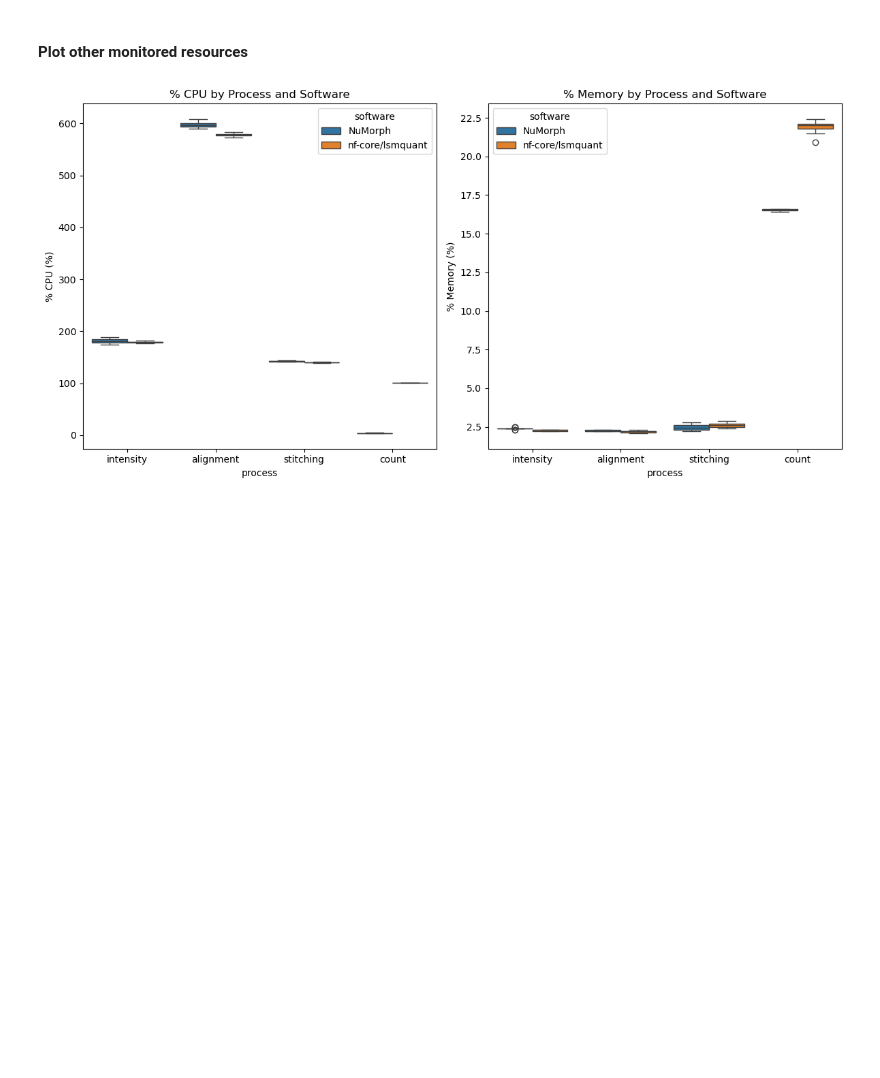
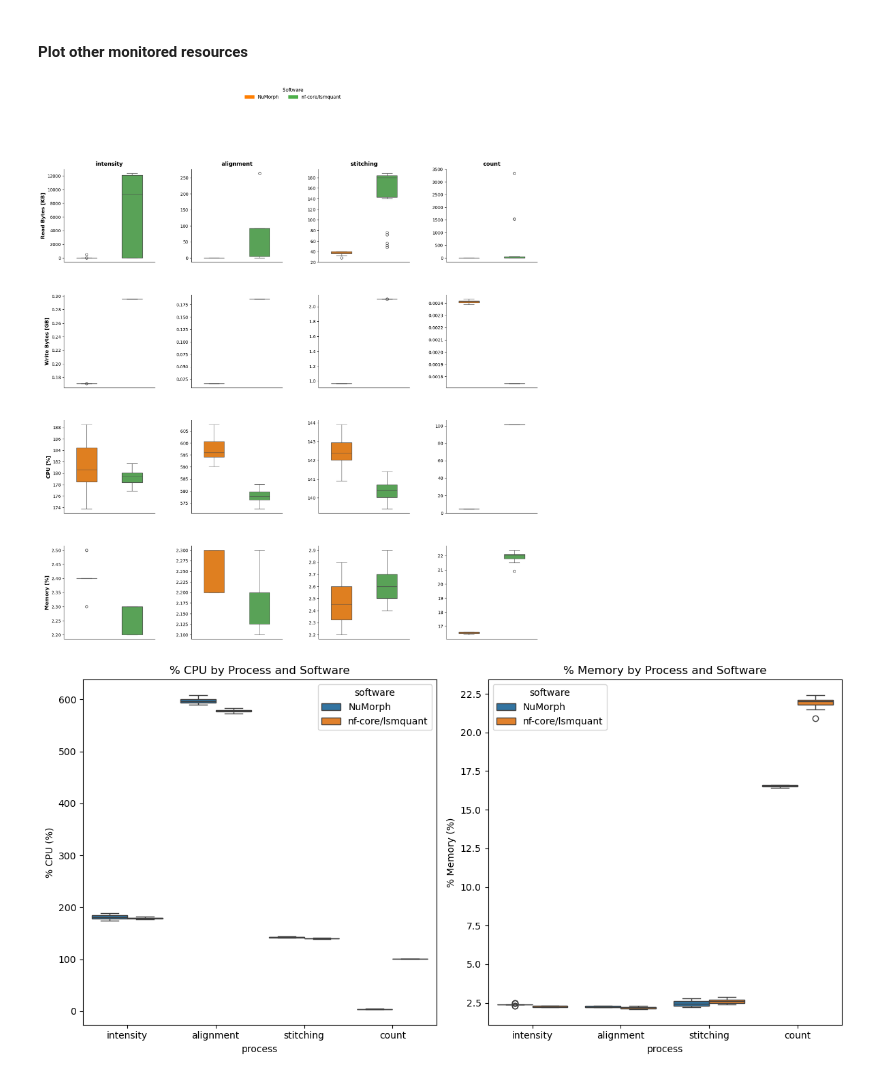
Before and after one commit to CaroAMN/rescue_orphan_code_results, a Jupyter notebook: resource_usage/scaling_results.ipynb, the cells around one changed output. Drawn from its saved outputs; the diff is of its cells as text; code cells hidden in the pictures; blank space fills up the shorter version.

Commit message:
clean up + boxplot other resource trackings

```diff
--- a/resource_usage/scaling_results.ipynb
+++ b/resource_usage/scaling_results.ipynb
@@ -742,6 +761,77 @@ plt.show()
 [figure]
 # %% [markdown]
 #### Plot other monitored resources
+# %%
+
+processes = benchmark_df['process'].unique()  # ['intensity', 'alignment', 'stitching', 'count']
+metrics = [
+    ("read_bytes",  "Read Bytes [KB]"),
+    ("write_bytes",  "Write Bytes [GB]"),
+    ("pcpu",  "CPU [%]"),
+    ("pmem",  "Memory [%]"),
+]
+
+fig, axes = plt.subplots(
+    nrows=4, ncols=4,
+    figsize=(20, 20),
+    gridspec_kw={"hspace": 0.35, "wspace": 0.4}
+)
+
+for row, (y_col, y_label) in enumerate(metrics):
+    for col, process in enumerate(processes):
+        ax = axes[row, col]
+
+        df_sub = benchmark_df[benchmark_df['process'] == process]
+
+        sns.boxplot(
+            data=df_sub,
+            x='software',
+            y=y_col,
+            hue='software',
+            ax=ax,
+            palette=palette,
+            legend=False,
+            gap=0.1,
+            width=0.5,
+        )
+
+        # Title only on top row
+        if row == 0:
+            ax.set_title(process, fontsize=13, fontweight="bold", pad=8)
+
+        # Y-axis label only on leftmost column
+        if col == 0:
+            ax.set_ylabel(y_label, fontsize=12, fontweight="bold")
+        else:
+            ax.set_ylabel("")
+
+        ax.set_xlabel("")
+        ax.set_xticks([])  # remove x tick labels — legend handles software identity
+
+        ax.tick_params(axis='y', labelsize=10)
+        ax.spines[["top", "right"]].set_visible(False)
+
+# Single shared legend — pull handles from any axis
+handles = [
+    plt.matplotlib.patches.Patch(color=palette[s], label=s)
+    for s in benchmark_df['software'].unique()
+]
+fig.legend(
+    handles=handles,
+    title="Software",
+    loc="upper center",
+    ncol=len(handles),
+    fontsize=11,
+    title_fontsize=11,
+    bbox_to_anchor=(0.5, 1.02),
+    frameon=False,
+)
+
+fig.suptitle("")  # clear any auto title
+plt.tight_layout()
+plt.show()
+# %% [output]
+[figure, added]
 # %%
 # plot the results as boxplots with seaborn, x axis is process, y axis is pcpu and pmem in two different plots, hue is software.
 plt.figure(figsize=(12, 6))
```
Also changed, not shown: parts of 13 cells of this notebook.
